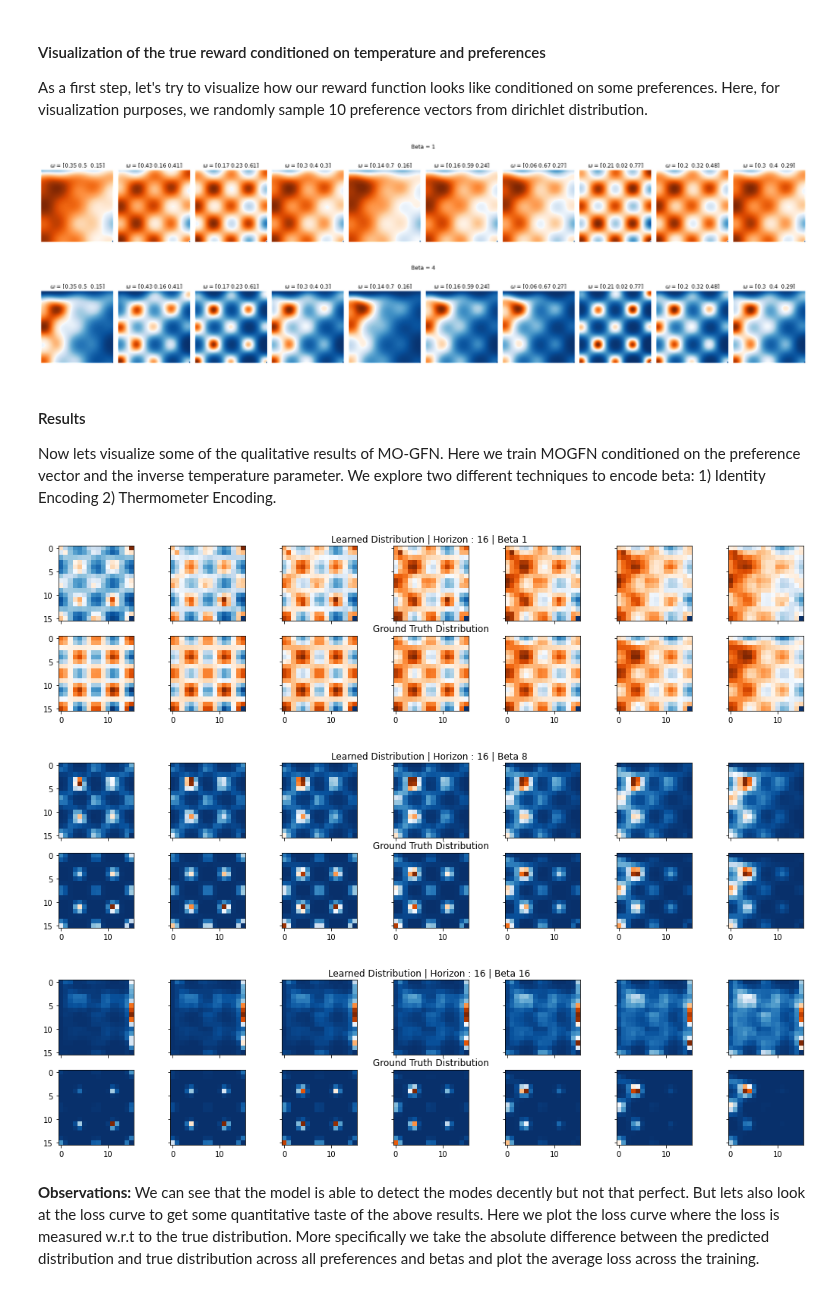
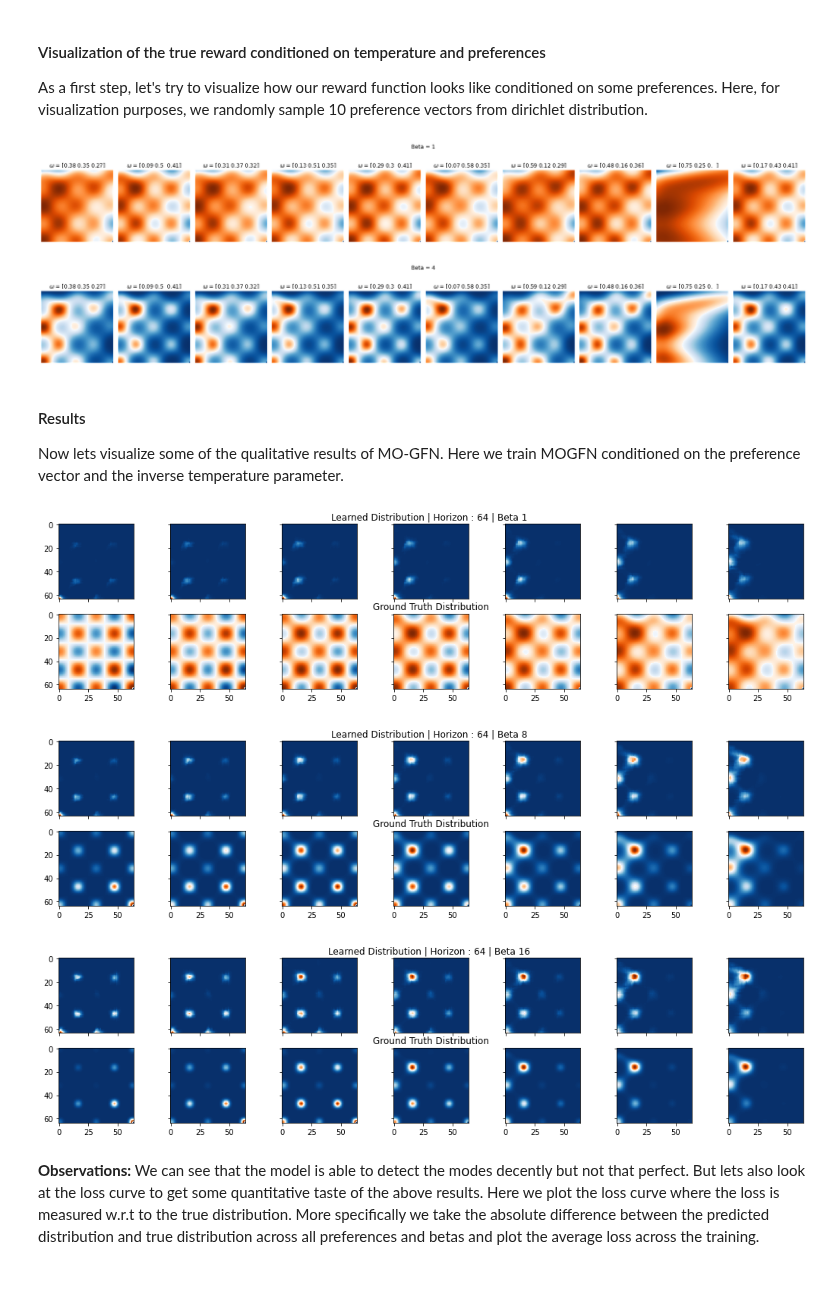
Before and after one commit to recursionpharma/gflownet, a Jupyter notebook: gflownet/examples/results.ipynb, the cells around one changed output. Drawn from its saved outputs; the diff is of its cells as text; code cells hidden in the pictures.

```diff
--- a/gflownet/examples/results.ipynb
+++ b/gflownet/examples/results.ipynb
@@ -94,7 +94,9 @@ Requirement already satisfied: six>=1.5 in /opt/conda/lib/python3.8/site-package
 def get_functions(dims):
     functions = [gfn.branin, gfn.currin, gfn.shubert, gfn.sphere, gfn.beale]
     function_labels = ["Branin", "Currin", "Shubert", "Sphere", "Beale"]
-    if dims == 3:
+    if dims == 2:
+        return functions[:2], function_labels[:2]
+    elif dims == 3:
         return functions[:3], function_labels[:3]
     elif dims == 4:
         return functions[:4], function_labels[:4]
@@ -152,42 +154,43 @@ def reward_dist_with_preferences(preferences, beta, dims=3):
 reward_dist_with_preferences(preferences, beta=1)
 reward_dist_with_preferences(preferences, beta=4)
 # %% [output]
-[figure, old version]
+[figure, new version]
-[figure, old version]
+[figure, new version]
 # %% [markdown]
 #### Results
-Now lets visualize some of the qualitative results of MO-GFN. Here we train MOGFN conditioned on the preference vector and the inverse temperature parameter. We explore two different techniques to encode beta: 1) Identity Encoding  2) Thermometer Encoding.
+Now lets visualize some of the qualitative results of MO-GFN. Here we train MOGFN conditioned on the preference vector and the inverse temperature parameter.
+<!-- We explore two different techniques to encode beta: 1) Identity Encoding  2) Thermometer Encoding.  -->
 # %%
-def plot_beta_evolution(horizon, dims, method, encoding):
-    results = pickle.load(gzip.open(os.getcwd() + '/gridworld_results/results_final/{}/rewards_{}d/horizon_{}/results.pkl.gz'.format(method, dims, horizon), 'rb'))
+def plot_beta_evolution(horizon, dims, method):
+    results = pickle.load(gzip.open('/sandbox/gridworld_results/results_final_no_thermo_v3/{}/rewards_{}d/horizon_{}/results.pkl.gz'.format(method, dims, horizon), 'rb'))
     H = results['args'].horizon
     functions, _ = get_functions(dims)
     env = gfn.GridEnv(H, funcs=functions)
     s, r, pos = env.state_info()
     row = 0
     betas_idxs = [0, 3, 4]
     betas = [1, 8, 16]
     for idx, beta in enumerate(betas_idxs):
         f, ax = pp.subplots(2,7,figsize=(18,4), sharex=True, sharey=True)
         coefs = [] # This is a bad bad bad way of coding
         for col in range(7):
             coef, temp = results['cond_confs'][col * 5 + beta]
             coefs.append(coef)
             pp.sca(ax[0, col])
             if col == 3:
                 pp.title("Learned Distribution | Horizon : {} | Beta {} ".format(H, betas[idx]))
             pp.imshow(np.concatenate([results['final_distribution'][:, col * 5 + beta], [0]]).reshape((H,H)))
             pp.sca(ax[1, col])
             if col == 3:
                 pp.title("Ground Truth Distribution")
             pp.imshow(np.concatenate([(r[:, 0] * coef[0] + r[:, 1] * coef[1]+ r[:, 2] * coef[2])**temp, [0]]).reshape((H,H)))
         pp.savefig(os.getcwd() + '/plots/method_evol_horizon_{}_beta_{}_coefs_{}_v2.png'.format(horizon, betas[idx], coef))
     return coefs
-_ = plot_beta_evolution(horizon=16, dims=3, method="const_2_1", encoding="identity")
+_ = plot_beta_evolution(horizon=64, dims=3, method="dirac/beta_16")
 # %% [output]
-[figure, old version]
+[figure, new version]
-[figure, old version]
+[figure, new version]
-[figure, old version]
+[figure, new version]
 # %% [markdown]
 **Observations:** We can see that the model is able to detect the modes decently but not that perfect. But lets also look at the loss curve to get some quantitative taste of the above results. Here we plot the loss curve where the loss is measured w.r.t to the true distribution. More specifically we take the absolute difference between the predicted distribution and true distribution across all preferences and betas and plot the average loss across the training.
 # %%
```
Also changed, not shown: parts of 25 cells of this notebook, 4 other files.
